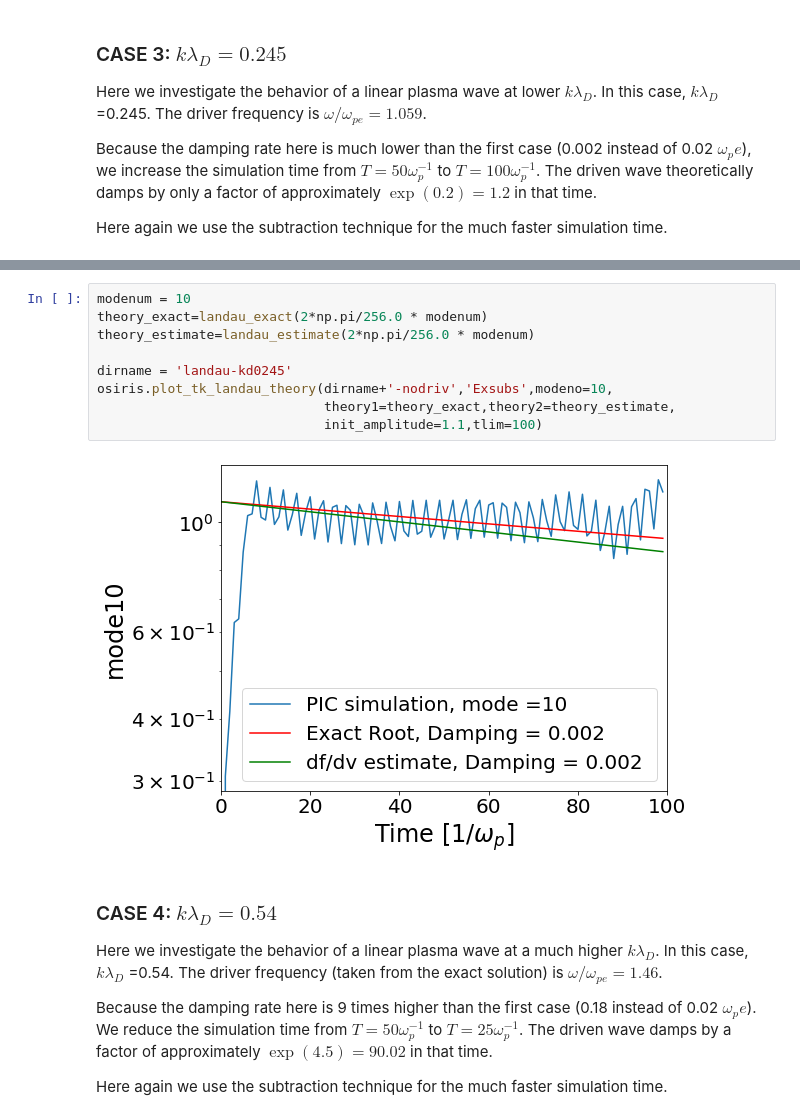
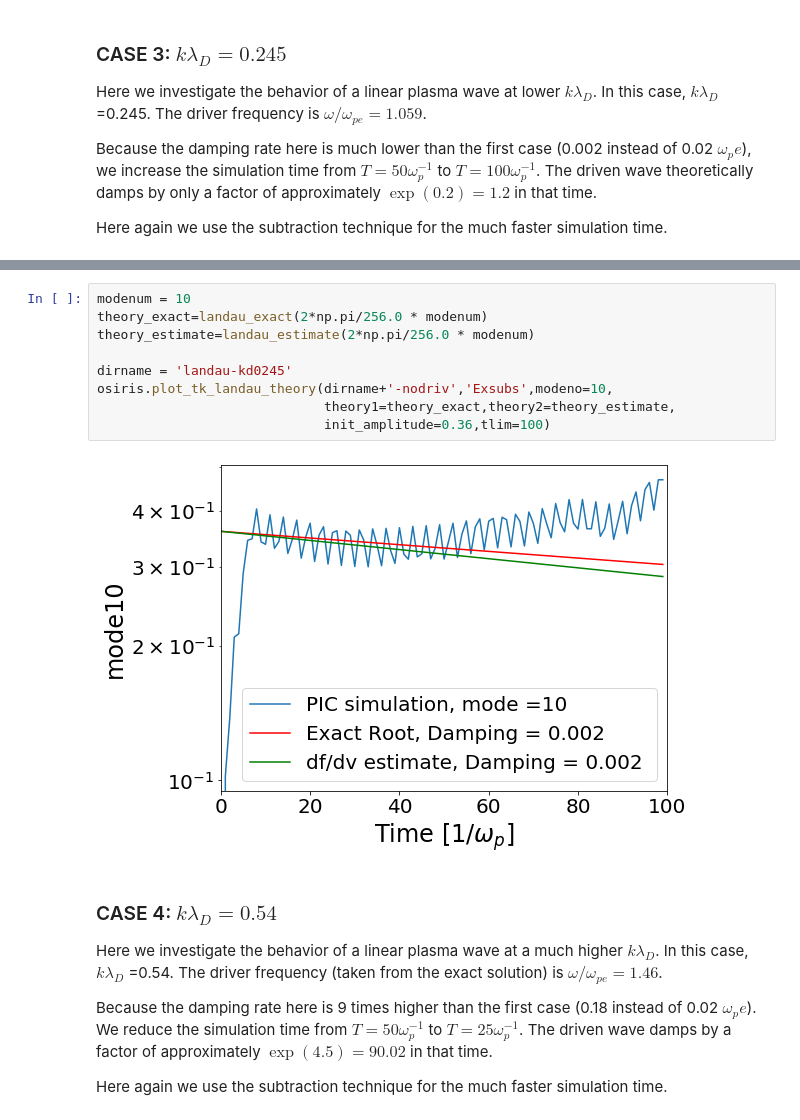
Before and after one commit to UCLA-Plasma-Simulation-Group/JupyterPIC, a Jupyter notebook: dev/Landau-Damping-Sub/landau-damping-v2.ipynb, the cells around one changed output, grey strips where cells are left out. Drawn from its saved outputs; the diff is of its cells as text.

```diff
--- a/dev/Landau-Damping-Sub/landau-damping-v2.ipynb
+++ b/dev/Landau-Damping-Sub/landau-damping-v2.ipynb
@@ -289,14 +307,14 @@ osiris.plot_tk_arb(dirname+'-nodriv','Exsubs',klim=0.6,tlim=100)
 # %%
 modenum = 10
 theory_exact=landau_exact(2*np.pi/256.0 * modenum)
 theory_estimate=landau_estimate(2*np.pi/256.0 * modenum)
 
 dirname = 'landau-kd0245'
 osiris.plot_tk_landau_theory(dirname+'-nodriv','Exsubs',modeno=10,
                              theory1=theory_exact,theory2=theory_estimate,
-                             init_amplitude=1.1,tlim=100)
+                             init_amplitude=0.36,tlim=100)
 # %% [output]
-[figure, old version]
+[figure, new version]
 # %% [markdown]
 ###  CASE 4:  $k\lambda_D = 0.54$
 
```
Also changed, not shown: parts of 11 cells of this notebook, 42 other files.
